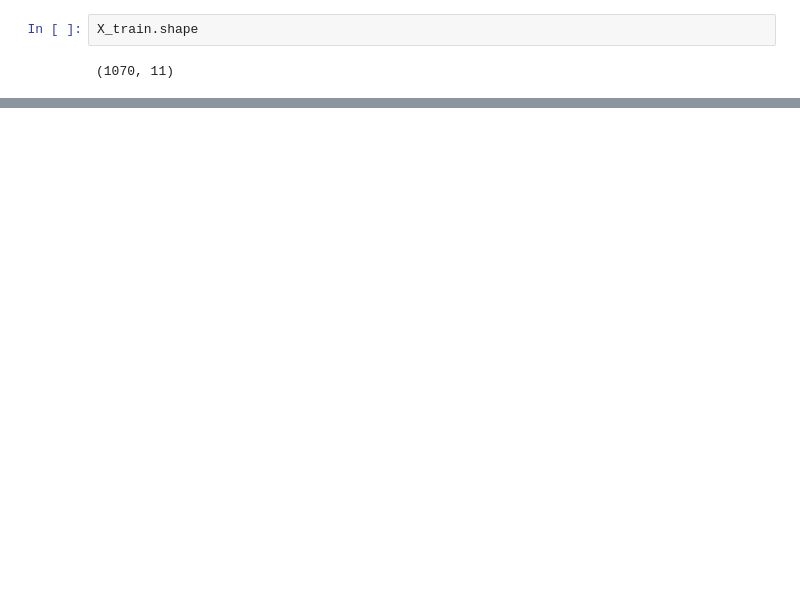
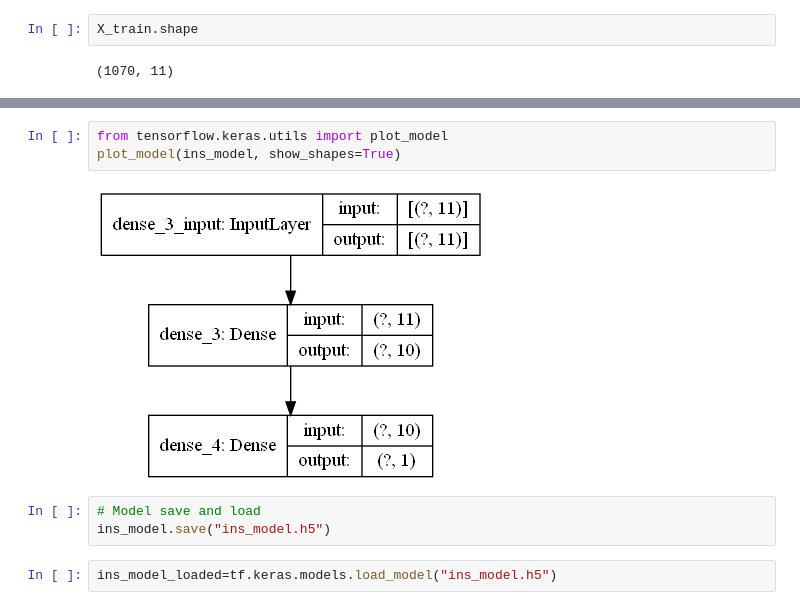
Before and after one commit to RomanMykolaichuk/ml2021, a Jupyter notebook: Lections/lection6(NN regression)/lection6.ipynb, the cells around one changed output, grey strips where cells are left out. Saved outputs shown, nothing was run; the diff lists cells and outputs as text; blank space fills up the shorter version.

```diff
--- a/Lections/lection6(NN regression)/lection6.ipynb
+++ b/Lections/lection6(NN regression)/lection6.ipynb
@@ -359,0 +363,10 @@ pd.DataFrame(ins_history.history).plot()
+# %%
+from tensorflow.keras.utils import plot_model
+plot_model(ins_model, show_shapes=True)
+# %% [output]
+[figure, added]
+# %%
+# Model save and load
+ins_model.save("ins_model.h5")
+# %%
+ins_model_loaded=tf.keras.models.load_model("ins_model.h5")
```
Also changed, not shown: parts of 24 cells of this notebook, 2 other files.
